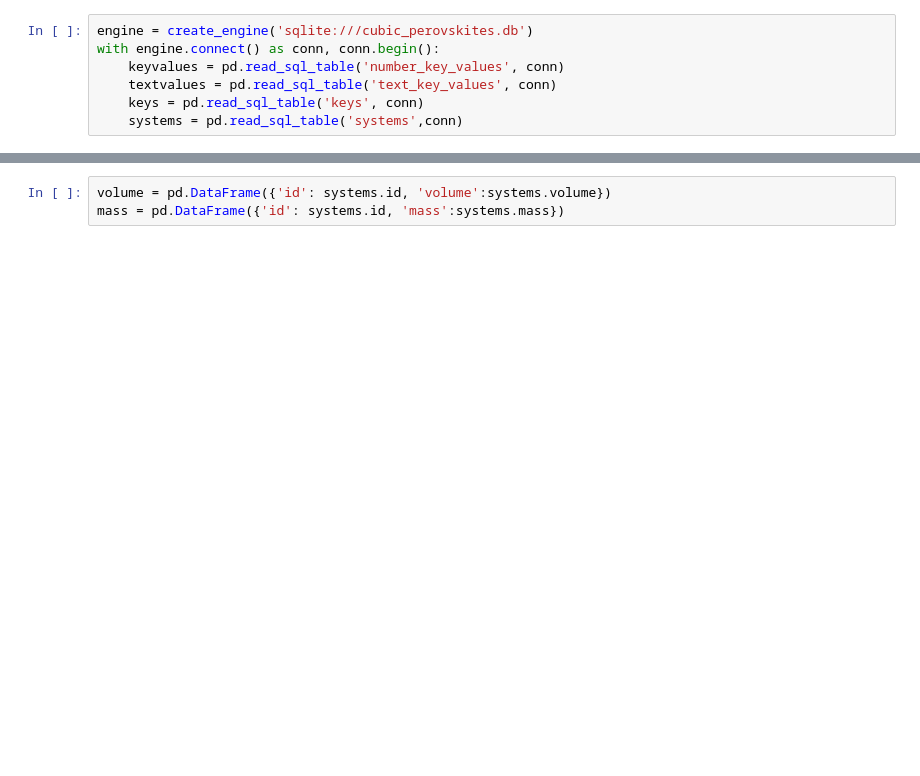
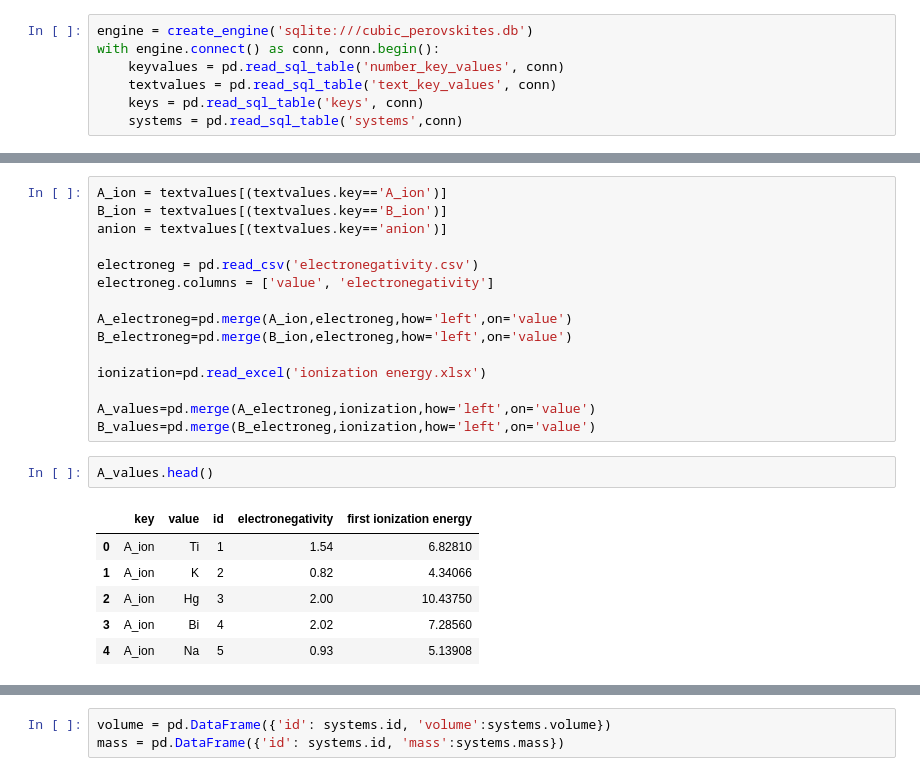
Before and after one commit to JiminQ/Perovskite, a Jupyter notebook: open database.ipynb, the cells around one changed output, grey strips where cells are left out. Drawn from its saved outputs; the diff is of its cells as text; blank space fills up the shorter version.

```diff
--- a/open database.ipynb
+++ b/open database.ipynb
@@ -29,0 +64,24 @@ anion = textvalues[(textvalues.key=='anion')]
+# %%
+A_ion = textvalues[(textvalues.key=='A_ion')]
+B_ion = textvalues[(textvalues.key=='B_ion')]
+anion = textvalues[(textvalues.key=='anion')]
+
+electroneg = pd.read_csv('electronegativity.csv')
+electroneg.columns = ['value', 'electronegativity']
+
+A_electroneg=pd.merge(A_ion,electroneg,how='left',on='value')
+B_electroneg=pd.merge(B_ion,electroneg,how='left',on='value')
+
+ionization=pd.read_excel('ionization energy.xlsx')
+
+A_values=pd.merge(A_electroneg,ionization,how='left',on='value')
+B_values=pd.merge(B_electroneg,ionization,how='left',on='value')
+# %%
+A_values.head()
+# %% [output]
+|  | key | value | id | electronegativity | first ionization energy |
+| 0 | A_ion | Ti | 1 | 1.54 | 6.82810 |
+| 1 | A_ion | K | 2 | 0.82 | 4.34066 |
+| 2 | A_ion | Hg | 3 | 2.00 | 10.43750 |
+| 3 | A_ion | Bi | 4 | 2.02 | 7.28560 |
+| 4 | A_ion | Na | 5 | 0.93 | 5.13908 |
```
Also changed, not shown: parts of 25 cells of this notebook.
